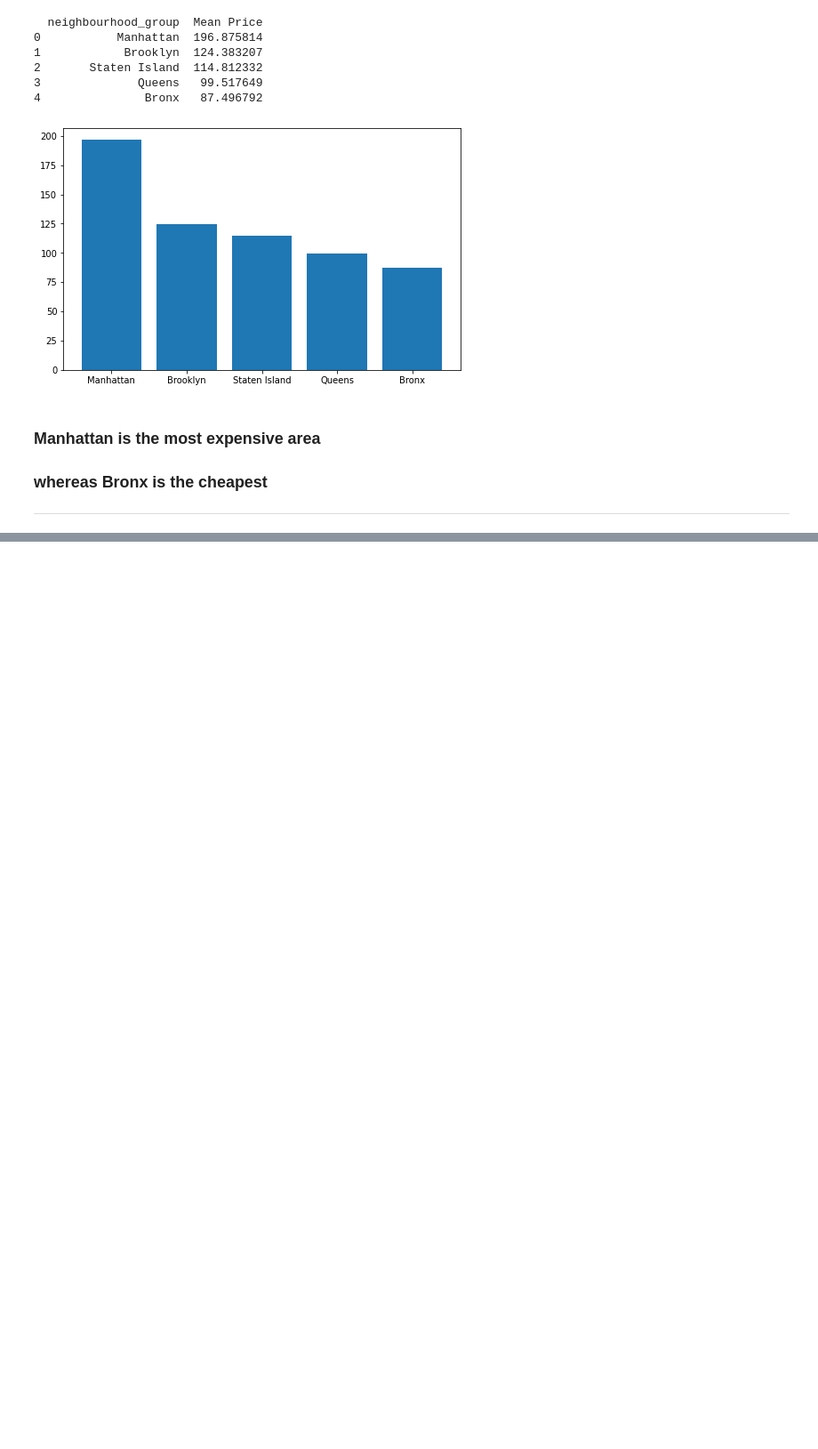
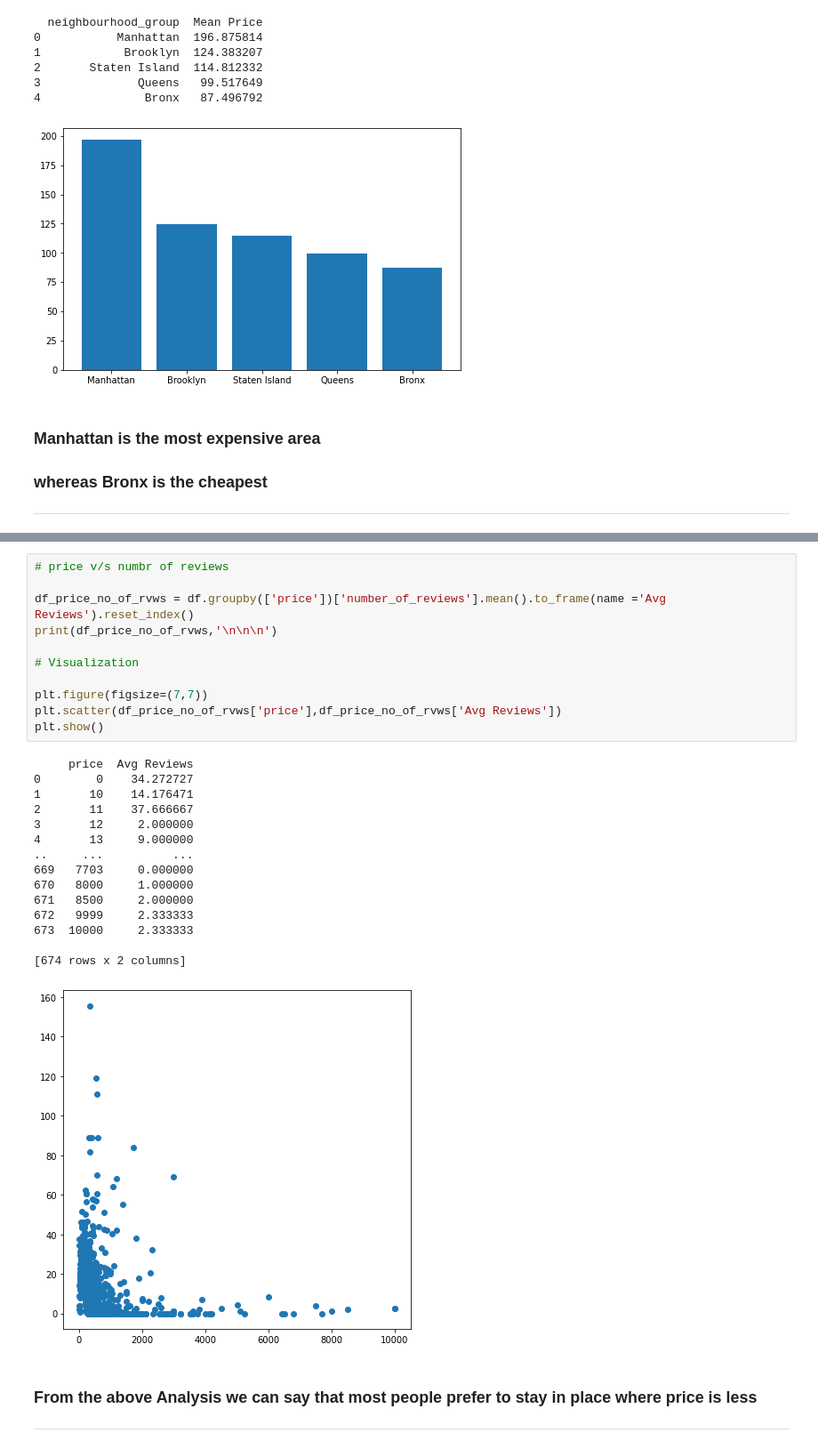
Before and after one commit to mohd-sahil/Airbnb-Bookings-Analysis-EDA, a Jupyter notebook: Airbnb_Bookings_Analysis_Capstone_Project.ipynb, the cells around one changed output, grey strips where cells are left out. Shown at 89% size. Saved outputs shown, nothing was run; the diff lists cells and outputs as text; blank space fills up the shorter version.

Commit message:
price v/s reviews

```diff
--- a/Airbnb_Bookings_Analysis_Capstone_Project.ipynb
+++ b/Airbnb_Bookings_Analysis_Capstone_Project.ipynb
@@ -209,0 +231,31 @@ plt.show()
+# %%
+# price v/s numbr of reviews
+
+df_price_no_of_rvws = df.groupby(['price'])['number_of_reviews'].mean().to_frame(name ='Avg Reviews').reset_index()
+print(df_price_no_of_rvws,'\n\n\n')
+
+# Visualization
+
+plt.figure(figsize=(7,7))
+plt.scatter(df_price_no_of_rvws['price'],df_price_no_of_rvws['Avg Reviews'])
+plt.show()
+# %% [output]
+     price  Avg Reviews
+0        0    34.272727
+1       10    14.176471
+2       11    37.666667
+3       12     2.000000
+4       13     9.000000
+..     ...          ...
+669   7703     0.000000
+670   8000     1.000000
+671   8500     2.000000
+672   9999     2.333333
+673  10000     2.333333
+
+[674 rows x 2 columns]
+[figure, added]
+# %% [markdown]
+### From the above Analysis we can say that most people prefer to stay in place where price is less
+
+---
```
Also changed, not shown: parts of 2 cells of this notebook.
